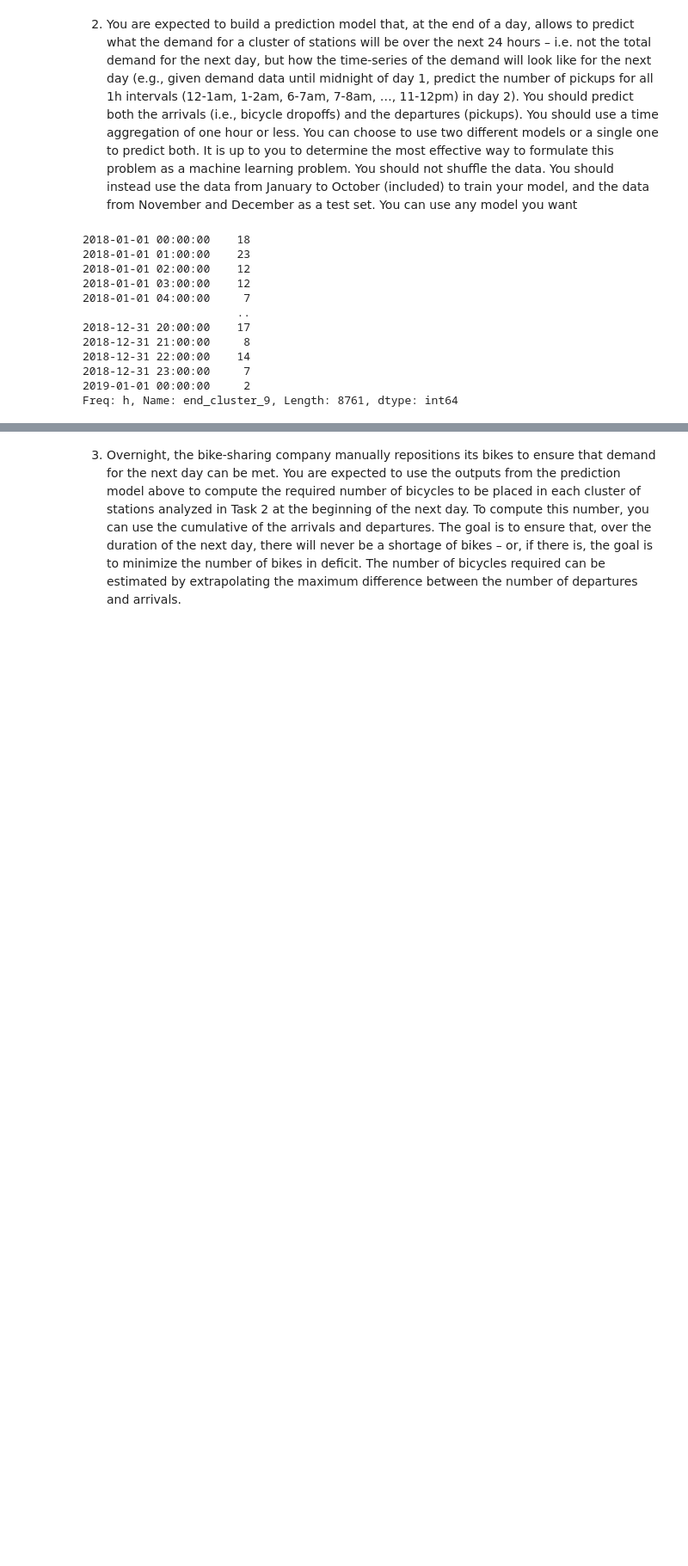
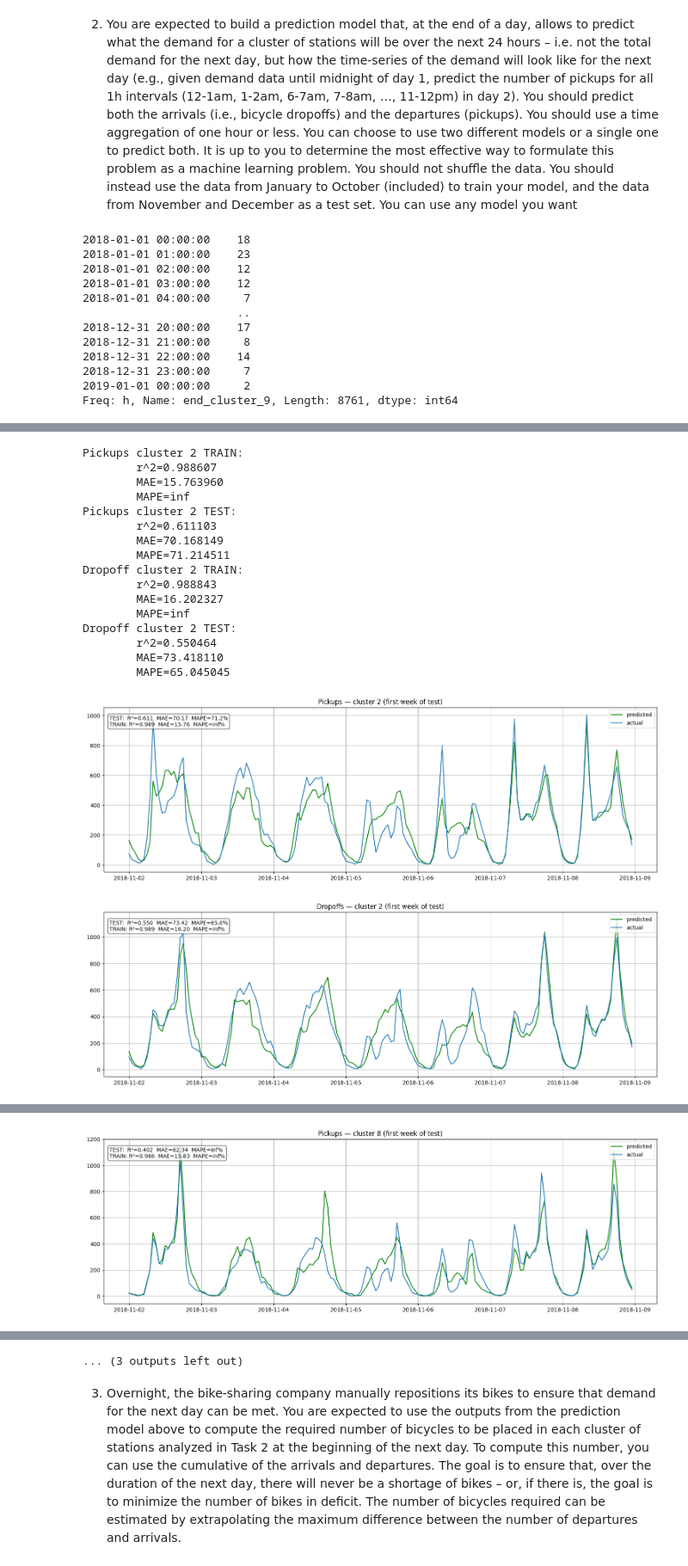
Before and after one commit to bodvarsdottirkristin/ba-group-37, a Jupyter notebook: notebooks/prediction_challenge_kb.ipynb, the cells around one changed output, grey strips where cells are left out. Shown at 86% size. Drawn from its saved outputs; the diff is of its cells as text; code cells hidden in the pictures; blank space fills up the shorter version.

```diff
--- a/notebooks/prediction_challenge_kb.ipynb
+++ b/notebooks/prediction_challenge_kb.ipynb
@@ -172,7 +172,7 @@ plt.show()
 # We want to only look at the clusters that make up the island of Manhattan
 # We are only interested in datapoints where either start_station_id or end_station_id is in in one of the clusters
 
-clusters_to_keep = [1, 2, 3, 8, 9, 10, 14, 15, 18, 19, 21]
+clusters_to_keep = [2,8,9,15,21]
 
 # Normalize dtypes on keys before building merge
 f = f.copy()
@@ -340,0 +407,14 @@ test_start = pd.Timestamp('2018-11-01 00:00:00')
+# %%
+models_pick, eval_pick = {}, {}
+models_drop, eval_drop = {}, {}
+
+for c in clusters_to_keep:
+    # Pickups
+    m_p, (Xtr_p, Ytr_p, Xte_p, Yte_p, Yhat_p, sc_p) = fit_gbr_24lags(pickup_series[c])
+    models_pick[c] = m_p
+    eval_pick[c]   = {'Xtr': Xtr_p, 'Ytr': Ytr_p, 'Xte': Xte_p, 'Yte': Yte_p, 'Yhat': Yhat_p, 'scores': sc_p}
+
+    # Dropoffs
+    m_d, (Xtr_d, Ytr_d, Xte_d, Yte_d, Yhat_d, sc_d) = fit_gbr_24lags(dropoff_series[c])
+    models_drop[c] = m_d
+    eval_drop[c]   = {'Xtr': Xtr_d, 'Ytr': Ytr_d, 'Xte': Xte_d, 'Yte': Yte_d, 'Yhat': Yhat_d, 'scores': sc_d}
@@ -340,0 +566,55 @@ test_start = pd.Timestamp('2018-11-01 00:00:00')
+# %%
+eval_pick[15]['scores'], eval_drop[15]['scores']
+
+# Pick a 168h window starting at the first predicted hour in test
+for c in clusters_to_keep:
+    if c not in eval_pick or c not in eval_drop:
+        print(f"Skipping cluster {c}: missing eval data.")
+        continue
+    metrics_p = eval_train_test_with_teacher_fn(models_pick[c], eval_pick[c], title_prefix=f"Pickups cluster {c}")
+    metrics_d = eval_train_test_with_teacher_fn(models_drop[c], eval_drop[c], title_prefix=f"Dropoff cluster {c}")
+    # Rebuild hourly actual vs predicted
+    y_true_p, y_pred_p = rebuild_hourly_from_nextday(eval_pick[c], pickup_series[c])
+    y_true_d, y_pred_d = rebuild_hourly_from_nextday(eval_drop[c],  dropoff_series[c])
+
+    # First 168 hours (one week) in the test span
+    idx_p = y_true_p.index[:168]
+    txt_p = [
+        f"TEST:  R²={metrics_p['test']['R2']:.3f}  MAE={metrics_p['test']['MAE']:.2f}  MAPE={metrics_p['test']['MAPE']:.1f}%",
+        f"TRAIN: R²={metrics_p['train']['R2']:.3f}  MAE={metrics_p['train']['MAE']:.2f}  MAPE={metrics_p['train']['MAPE']:.1f}%"
+    ]
+    plotprediction(series=y_true_p.loc[idx_p],
+                   pred_series=y_pred_p.loc[idx_p],
+                   metrics=txt_p,
+                   labels=["actual", "predicted"],
+                   title=f"Pickups — cluster {c} (first week of test)")
+
+    idx_d = y_true_d.index[:168]
+    txt_d = [
+        f"TEST:  R²={metrics_d['test']['R2']:.3f}  MAE={metrics_d['test']['MAE']:.2f}  MAPE={metrics_d['test']['MAPE']:.1f}%",
+        f"TRAIN: R²={metrics_d['train']['R2']:.3f}  MAE={metrics_d['train']['MAE']:.2f}  MAPE={metrics_d['train']['MAPE']:.1f}%"
+    ]
+    plotprediction(series=y_true_d.loc[idx_d],
+                   pred_series=y_pred_d.loc[idx_d],
+                   metrics=txt_d,
+                   labels=["actual", "predicted"],
+                   title=f"Dropoffs — cluster {c} (first week of test)")
+# %% [output]
+Pickups cluster 2 TRAIN:
+        r^2=0.988607
+        MAE=15.763960
+        MAPE=inf
+Pickups cluster 2 TEST:
+        r^2=0.611103
+        MAE=70.168149
+        MAPE=71.214511
+Dropoff cluster 2 TRAIN:
+        r^2=0.988843
+        MAE=16.202327
+        MAPE=inf
+Dropoff cluster 2 TEST:
+        r^2=0.550464
+        MAE=73.418110
+        MAPE=65.045045
+[figure, added]
+[figure, added]
@@ -340,0 +637 @@ test_start = pd.Timestamp('2018-11-01 00:00:00')
+[figure, added]
@@ -340,0 +675 @@ test_start = pd.Timestamp('2018-11-01 00:00:00')
+... (3 outputs left out)
```
Also changed, not shown: parts of 12 cells of this notebook.
